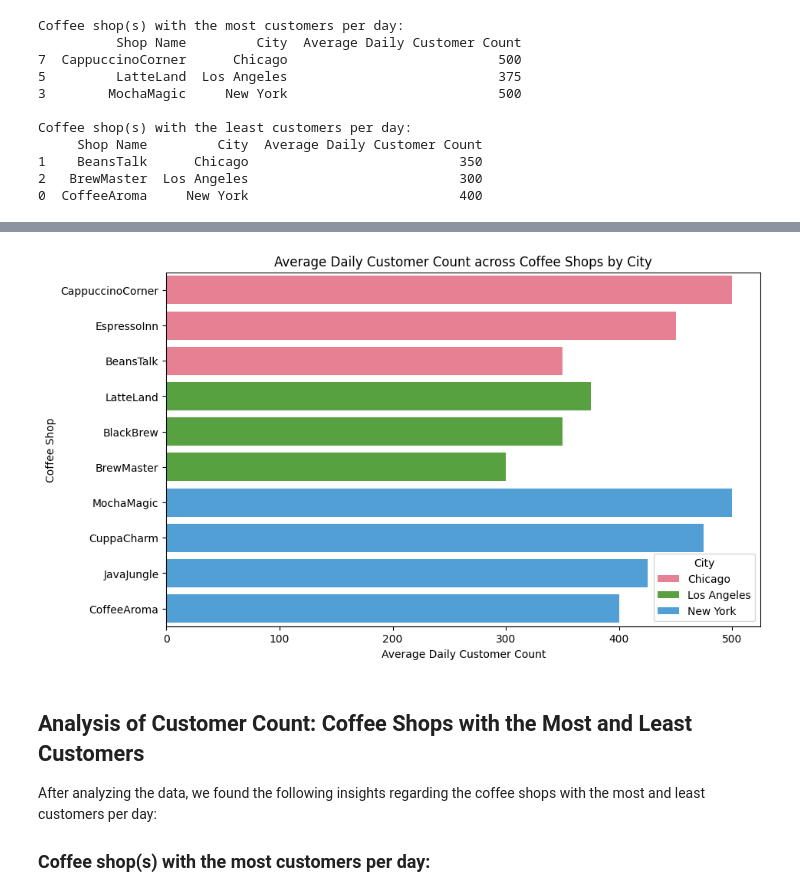
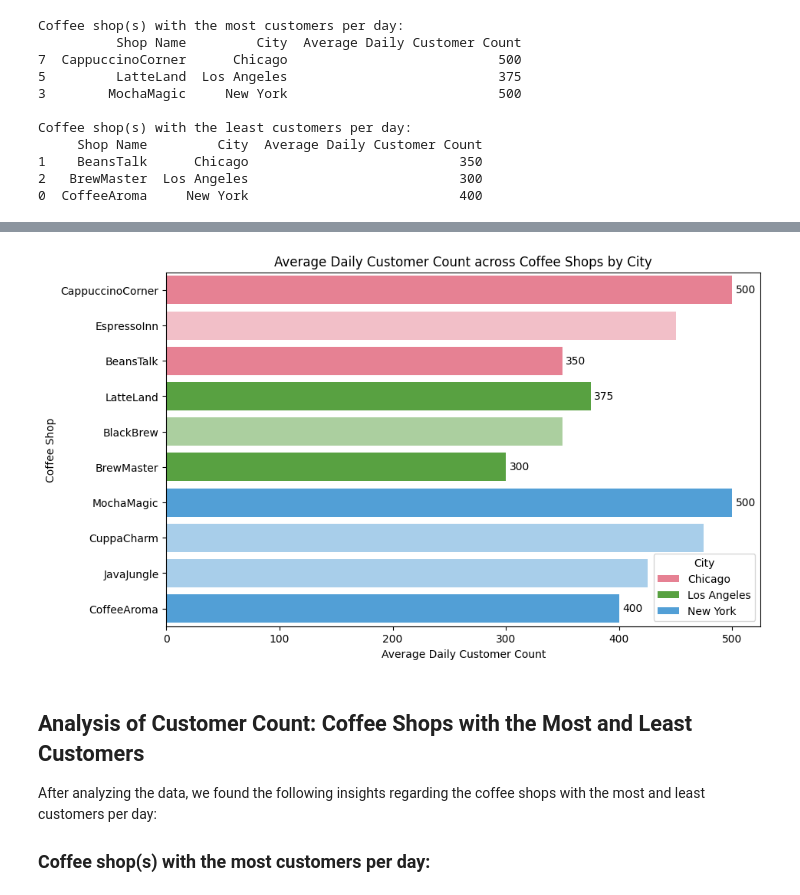
Before and after one commit to Tantuc/Coffee-Shop-Data-Analysis, a Jupyter notebook: Coffee_Shop_Data_Analysis.ipynb, the cells around one changed output, grey strips where cells are left out. Drawn from its saved outputs; the diff is of its cells as text; code cells hidden in the pictures.

```diff
--- a/Coffee_Shop_Data_Analysis.ipynb
+++ b/Coffee_Shop_Data_Analysis.ipynb
@@ -115,19 +115,32 @@ import matplotlib.pyplot as plt
 df_sorted = df.sort_values('Average Daily Customer Count', ascending=False)
 
 # Set up the figure and axes for the plot
-plt.figure(figsize=(10,6))
+plt.figure(figsize=(10, 6))
 
 # Define the color palette
 color_palette = sns.color_palette("husl", n_colors=len(df))
 
 # Create a bar plot
-sns.barplot(x='Average Daily Customer Count', y='Shop Name', data=df_sorted, palette=color_palette)
+bar_plot = sns.barplot(x='Average Daily Customer Count', y='Shop Name', data=df_sorted, palette=color_palette)
+
+# Set transparency for other bars
+for i, bar in enumerate(bar_plot.patches):
+    if df_sorted.iloc[i]['Shop Name'] not in ['MochaMagic', 'CappuccinoCorner', 'BrewMaster']:
+        bar.set_alpha(0.2)  # Adjust the transparency value as desired
 
 # Add title and labels
 plt.title('Average Daily Customer Count across Coffee Shops')
 plt.xlabel('Average Daily Customer Count')
 plt.ylabel('Coffee Shop')
 
+# Add figures (numbers) on the bars
+for i, bar in enumerate(bar_plot.patches):
+    customer_count = df_sorted.iloc[i]['Average Daily Customer Count']
+    shop_name = df_sorted.iloc[i]['Shop Name']
+
+    if shop_name in ['MochaMagic', 'CappuccinoCorner', 'BrewMaster']:
+        bar_plot.text(bar.get_width() + 3, bar.get_y() + bar.get_height() / 2, str(customer_count), ha='left', va='center')
+
 # Display the plot
 plt.show()
 # %% [output]
@@ -180,14 +193,37 @@ import matplotlib.pyplot as plt
 # Sort dataframe by 'City' and 'Average Daily Customer Count'
 df_sorted = df.sort_values(['City', 'Average Daily Customer Count'], ascending=[True, False])
 
-# Set up the figure and axes for the plot
-plt.figure(figsize=(10,6))
+# Set up the figure for the plot
+plt.figure(figsize=(10, 6))
 
 # Define the color palette
 color_palette = sns.color_palette("husl", n_colors=len(df['City'].unique()))
 
 # Create a bar plot
-sns.barplot(x='Average Daily Customer Count', y='Shop Name', hue='City', data=df_sorted, dodge=False, palette=color_palette)
+bar_plot = sns.barplot(x='Average Daily Customer Count', y='Shop Name', hue='City', data=df_sorted, dodge=False, palette=color_palette)
+
+# List of coffee shops for which bars should be paled
+pale_coffee_shops = ["EspressoInn", "BlackBrew", "CuppaCharm", "JavaJungle"]
+
+# List of coffee shops for which numbers should be displayed
+number_coffee_shops = ["MochaMagic", "CappuccinoCorner", "BrewMaster", "BeansTalk", "LatteLand", "CoffeeAroma"]
+
+# Create a dictionary mapping shop names to alpha values
+alpha_dict = {shop: 0.5 if shop in pale_coffee_shops else 1 for shop in df_sorted['Shop Name'].unique()}
+
+# Pale out bars for specified coffee shops and add numbers for selected shops
+for i, bar in enumerate(bar_plot.patches):
+    # Get corresponding shop name and customer count from the sorted data frame
+    shop_name = df_sorted['Shop Name'].iloc[i % len(df_sorted['Shop Name'].unique())]
+    customer_count = df_sorted['Average Daily Customer Count'].iloc[i % len(df_sorted['Shop Name'].unique())]
+
+    # Set bar transparency
+    bar.set_alpha(alpha_dict[shop_name])
+
+    # If shop is in the list, add a number to the right of the bar with offset
+    if shop_name in number_coffee_shops:
+        offset = 3  # Adjust the offset value as desired
+        plt.text(bar.get_width() + offset, bar.get_y() + bar.get_height() / 2, str(int(customer_count)), ha='left', va='center')
 
 # Add title and labels
 plt.title('Average Daily Customer Count across Coffee Shops by City')
@@ -203,4 +256,4 @@ plt.show()
-[figure, old version]
+[figure, new version]
 # %% [markdown]
 ## Analysis of Customer Count: Coffee Shops with the Most and Least Customers
 
```
Also changed, not shown: parts of 2 cells of this notebook.
